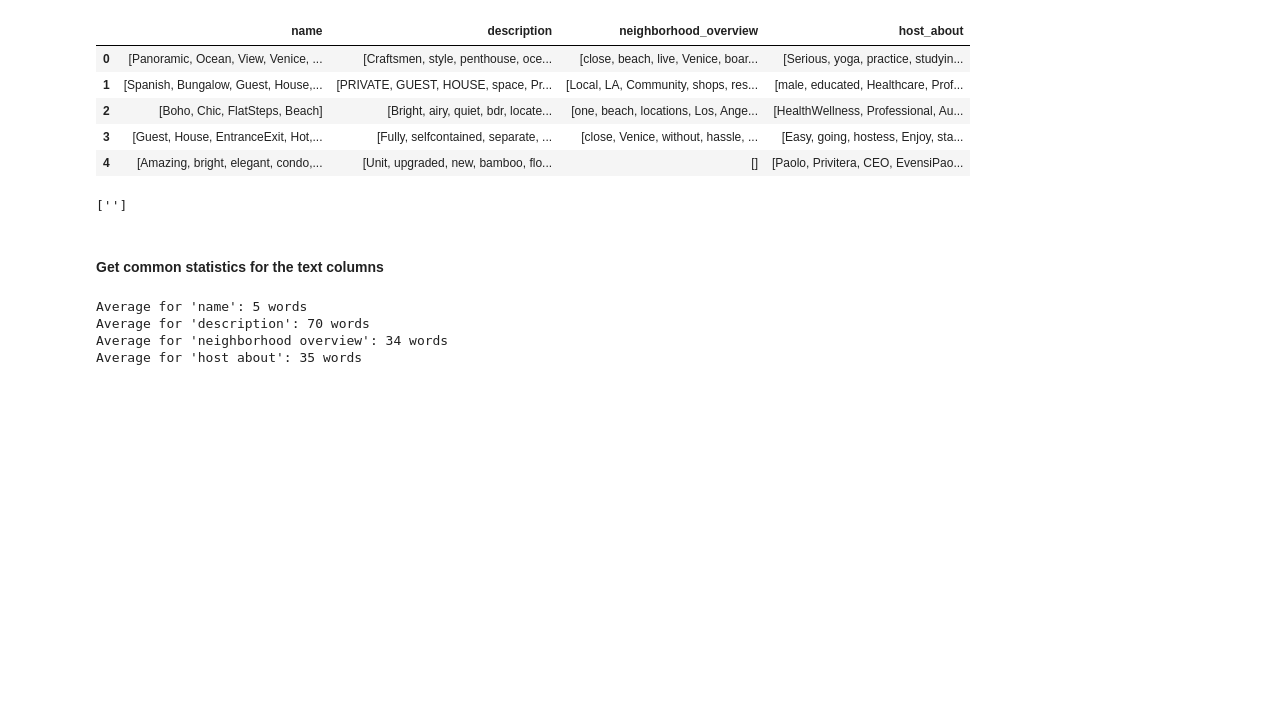
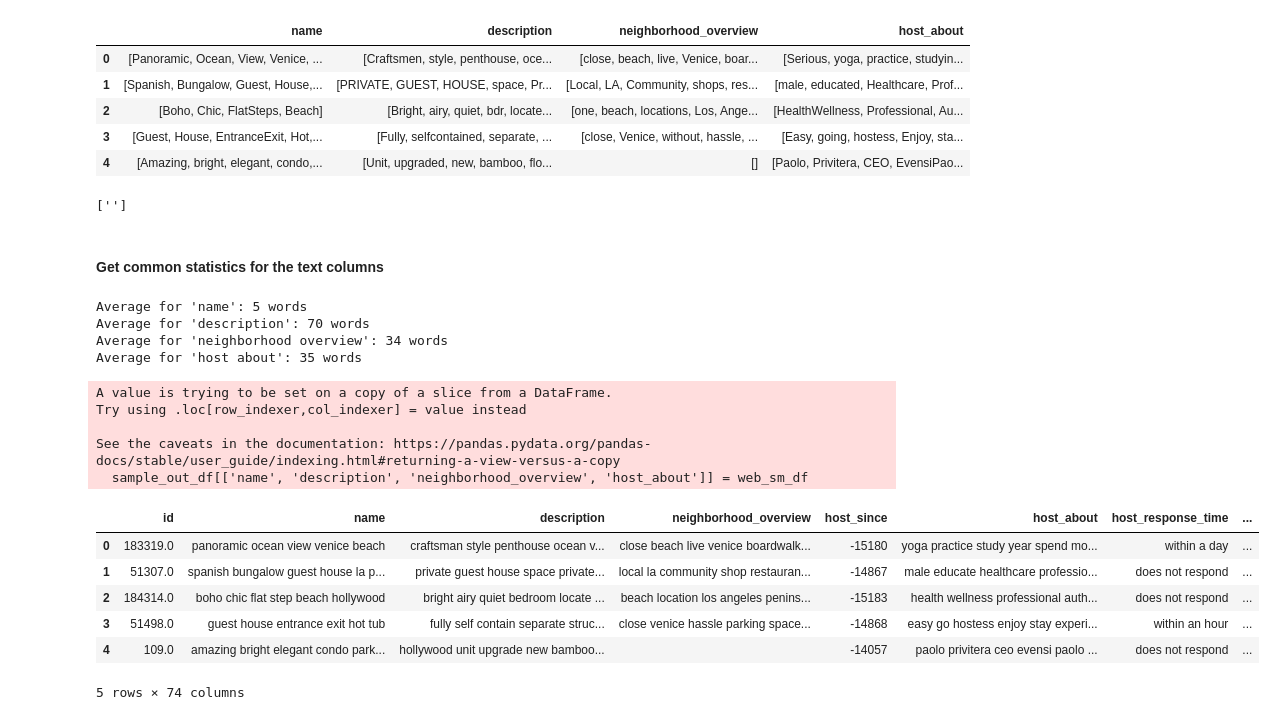
Before and after one commit to marked01one/rio-airbnb-predictive-model, a Jupyter notebook: notebooks/text_clean.ipynb, the cells around one changed output. Cells and saved outputs as stored; diff of their text form; code cells hidden in the pictures; blank space fills up the shorter version.

```diff
--- a/notebooks/text_clean.ipynb
+++ b/notebooks/text_clean.ipynb
@@ -100,10 +91,10 @@ listings_df[['name', 'description', 'neighborhood_overview', 'host_about']].head
 # %%
 ACRONYMS = {
   'bedroom': ('bdr', 'bdrm'),
-  'beach': ['bch'],
-  'penthouse': ['pnthous'],
+  'beach': ('bch'),
+  'penthouse': ('pnthous'),
   'hollywood': ('hollywd'),
-  'apartment': (' apt')
+  'apartment': ('apt')
 }
 
 def convert_acronyms(line):
@@ -284,6 +273,23 @@ from datetime import datetime
 
 today = str(datetime.now()).split(" ")[0].replace('-', '')
 listings_df.to_csv(f"../dataset/listings/listings_cleaned_{today}.csv", index=False)
+# %%
+sample_out_df = listings_df.head(1000)
+sample_out_df[['name', 'description', 'neighborhood_overview', 'host_about']] = web_sm_df
+# %% [output]
+A value is trying to be set on a copy of a slice from a DataFrame.
+Try using .loc[row_indexer,col_indexer] = value instead
+
+See the caveats in the documentation: https://pandas.pydata.org/pandas-docs/stable/user_guide/indexing.html#returning-a-view-versus-a-copy
+  sample_out_df[['name', 'description', 'neighborhood_overview', 'host_about']] = web_sm_df
 # %%
-sample_out_df = listings_df.head(1000)
+sample_out_df.head()
+# %% [output]
+|  | id | name | description | neighborhood_overview | host_since | host_about | host_response_time | ... |
+| 0 | 183319.0 | panoramic ocean view venice beach | craftsman style penthouse ocean v... | close beach live venice boardwalk... | -15180 | yoga practice study year spend mo... | within a day | ... |
+| 1 | 51307.0 | spanish bungalow guest house la p... | private guest house space private... | local la community shop restauran... | -14867 | male educate healthcare professio... | does not respond | ... |
+| 2 | 184314.0 | boho chic flat step beach hollywood | bright airy quiet bedroom locate ... | beach location los angeles penins... | -15183 | health wellness professional auth... | does not respond | ... |
+| 3 | 51498.0 | guest house entrance exit hot tub | fully self contain separate struc... | close venice hassle parking space... | -14868 | easy go hostess enjoy stay experi... | within an hour | ... |
+| 4 | 109.0 | amazing bright elegant condo park... | hollywood unit upgrade new bamboo... |  | -14057 | paolo privitera ceo evensi paolo ... | does not respond | ... |
+5 rows × 74 columns
 # %%
```
Also changed, not shown: parts of 4 cells of this notebook, 5 other files.
